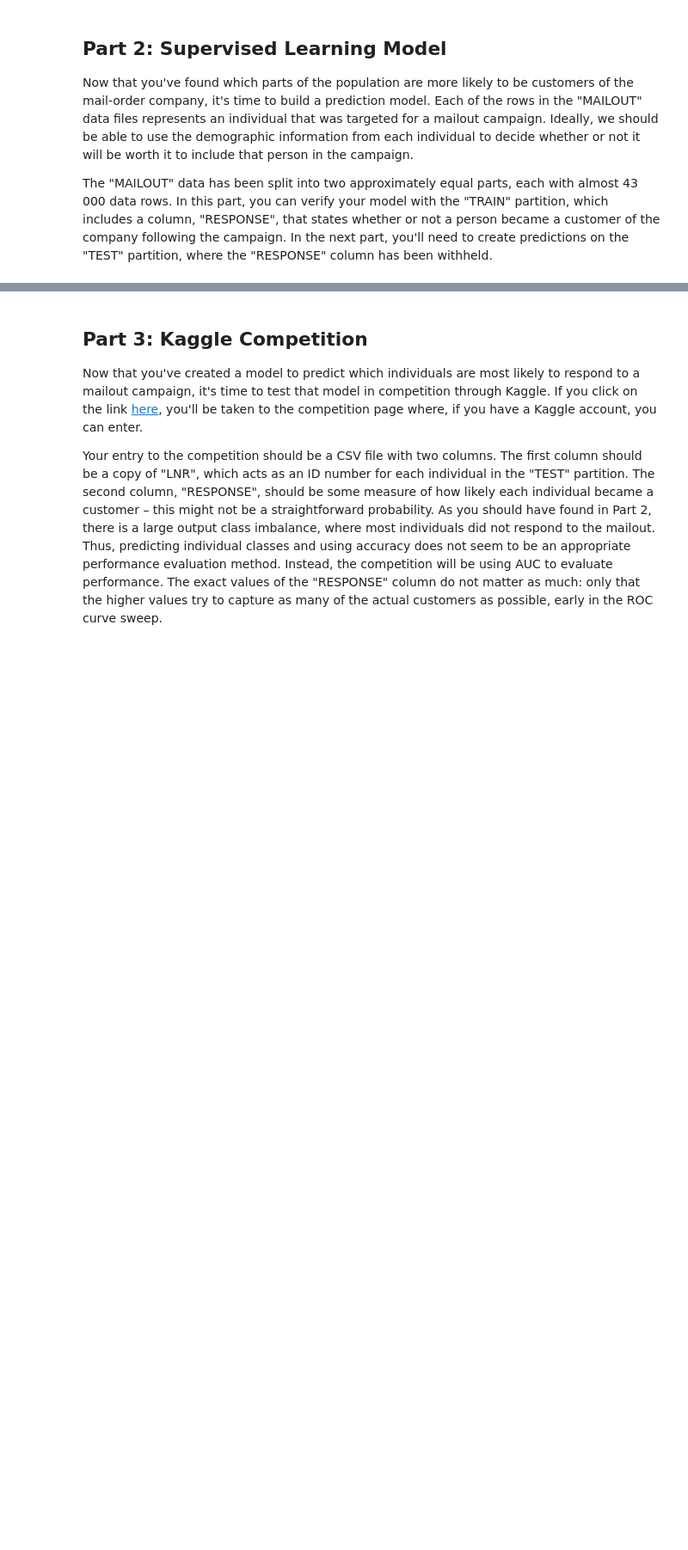
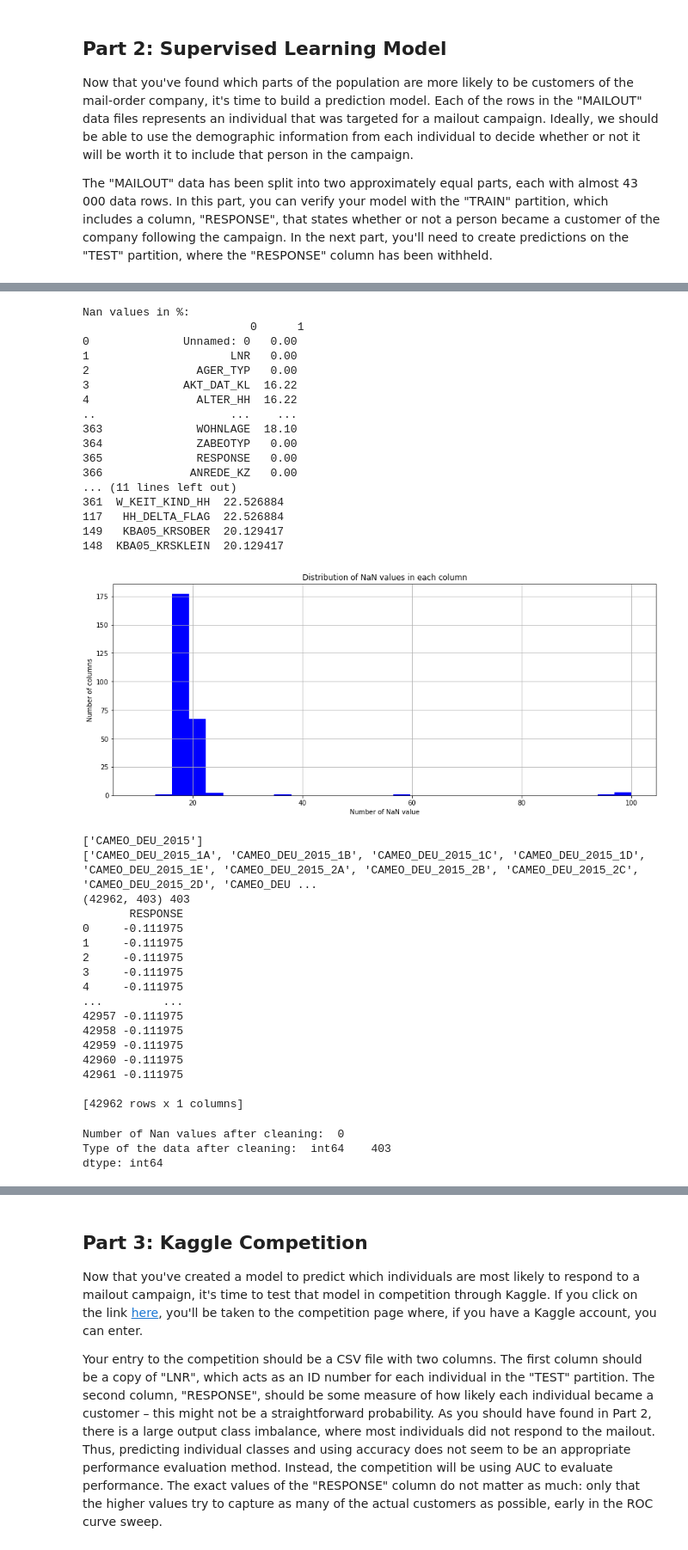
Before and after one commit to olghab/dataScienceCapstoneProject, a Jupyter notebook: Arvato Project Workbook.ipynb, the cells around one changed output, grey strips where cells are left out. Shown at 86% size. Saved outputs shown, nothing was run; the diff lists cells and outputs as text; code cells hidden in the pictures; blank space fills up the shorter version.

```diff
--- a/Arvato Project Workbook.ipynb
+++ b/Arvato Project Workbook.ipynb
@@ -133,17 +133,17 @@ azdias.describe()
 | max | 1.078734e+06 | 3.000000 | 9.000000 | 21.000000 | 18.000000 | 18.000000 | 18.000000 | NaN | ... |
 8 rows × 360 columns
 # %%
-def check_nan_values_in_columns(data_frame):
+def check_nan_values_in_columns(df):
     """
     Decription:
     This function calculates percentage of NaN values in each column
     and saves the output into a new data frame.
     Arguments:
-        data_frame: dataset for analysis
+        df: dataset for analysis
     Returns:
         df_nan_values:
     """
-    df_nan_values = pd.DataFrame([col, (data_frame[col].isnull().sum() / data_frame.shape[0])*100] for col in data_frame.columns)
+    df_nan_values = pd.DataFrame([col, (df[col].isnull().sum() / df.shape[0])*100] for col in df.columns)
     print('Nan values in %:\n', round(df_nan_values,2))
     print('First ten elements with the highest % of NaN values:\n', df_nan_values.sort_values(by=1, ascending=False).head(10))
 
@@ -921,4 +858,6 @@ Now that you've found which parts of the population are more likely to be custom
 
 The "MAILOUT" data has been split into two approximately equal parts, each with almost 43 000 data rows. In this part, you can verify your model with the "TRAIN" partition, which includes a column, "RESPONSE", that states whether or not a person became a customer of the company following the campaign. In the next part, you'll need to create predictions on the "TEST" partition, where the "RESPONSE" column has been withheld.
 # %%
-mailout_train = pd.read_csv('../../data/Term2/capstone/arvato_data/Udacity_MAILOUT_052018_TRAIN.csv', sep=';')
+#mailout_train = pd.read_csv('../../data/Term2/capstone/arvato_data/Udacity_MAILOUT_052018_TRAIN.csv', sep=';', low_memory=False)
+#mailout_train.to_csv("mailout_train.csv")
+mailout_train = pd.read_csv('data/mailout_train.csv', sep=';', low_memory=False)
@@ -924,0 +879,22 @@ mailout_train = pd.read_csv('../../data/Term2/capstone/arvato_data/Udacity_MAILO
+# %%
+def convert_from_float_to_int(df, columns):
+    for col in columns:
+        df[col]=df[col].astype('int64')
+    return df
+# %%
+def get_column_transformer(df):
+
+    categorical_cols = list(df.select_dtypes(['object']).columns)
+    num_cols = list(df.select_dtypes(['int64','float64']).columns)
+
+    print(categorical_cols)
+
+    categorical_pipeline = Pipeline([
+        ('bin_impute', SimpleImputer(missing_values=np.nan, strategy='most_frequent')),
+        ('onehot', OneHotEncoder(handle_unknown='ignore'))])
+    num_pipeline = Pipeline([
+        ('num_scale', StandardScaler())])
+
+    column_transformer = ColumnTransformer([('categorical', categorical_pipeline, categorical_cols),('numerical',num_pipeline, num_cols)])
+
+    return column_transformer
@@ -924,0 +966,42 @@ mailout_train = pd.read_csv('../../data/Term2/capstone/arvato_data/Udacity_MAILO
+# %%
+# clean the data
+mailout_train_cleaned = clean_data(mailout_train, column_transformer)
+# %% [output]
+Nan values in %:
+                         0      1
+0              Unnamed: 0   0.00
+1                     LNR   0.00
+2                AGER_TYP   0.00
+3              AKT_DAT_KL  16.22
+4                ALTER_HH  16.22
+..                    ...    ...
+363              WOHNLAGE  18.10
+364              ZABEOTYP   0.00
+365              RESPONSE   0.00
+366             ANREDE_KZ   0.00
+... (11 lines left out)
+361  W_KEIT_KIND_HH  22.526884
+117   HH_DELTA_FLAG  22.526884
+149   KBA05_KRSOBER  20.129417
+148  KBA05_KRSKLEIN  20.129417
+[figure, added]
+['CAMEO_DEU_2015']
+['CAMEO_DEU_2015_1A', 'CAMEO_DEU_2015_1B', 'CAMEO_DEU_2015_1C', 'CAMEO_DEU_2015_1D', 'CAMEO_DEU_2015_1E', 'CAMEO_DEU_2015_2A', 'CAMEO_DEU_2015_2B', 'CAMEO_DEU_2015_2C', 'CAMEO_DEU_2015_2D', 'CAMEO_DEU ...
+(42962, 403) 403
+       RESPONSE
+0     -0.111975
+1     -0.111975
+2     -0.111975
+3     -0.111975
+4     -0.111975
+...         ...
+42957 -0.111975
+42958 -0.111975
+42959 -0.111975
+42960 -0.111975
+42961 -0.111975
+
+[42962 rows x 1 columns]
+Number of Nan values after cleaning:  0
+Type of the data after cleaning:  int64    403
+dtype: int64
```
Also changed, not shown: parts of 40 cells of this notebook.
